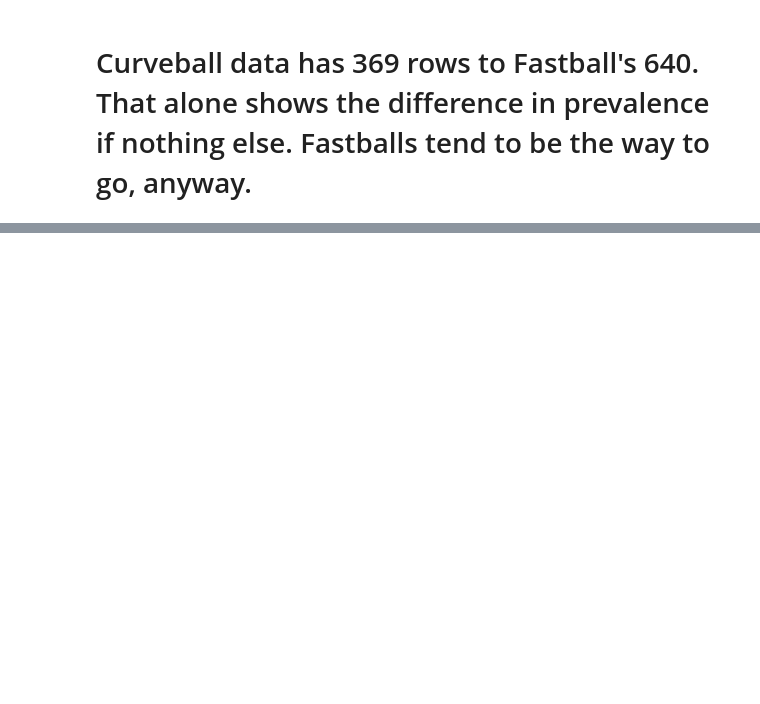
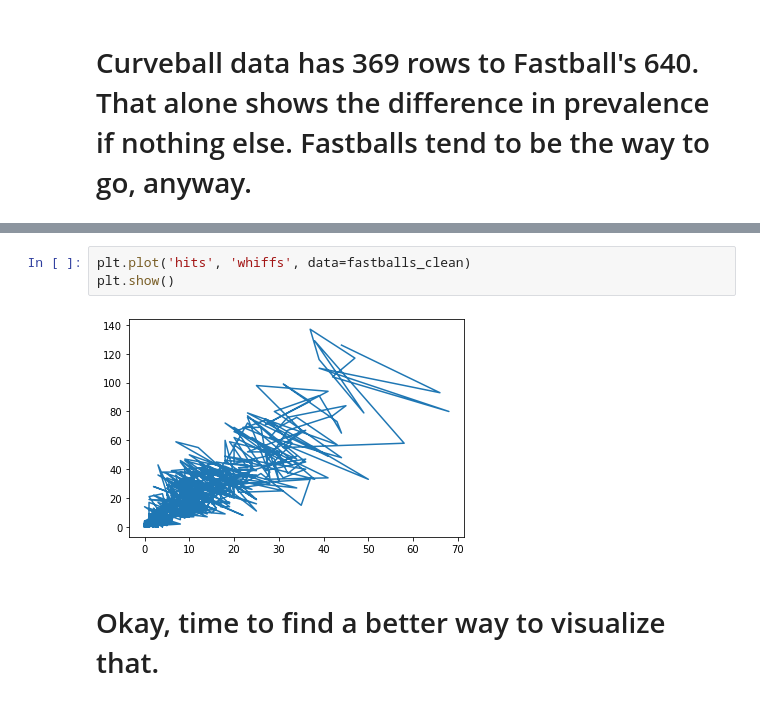
Before and after one commit to Katherine89Lee/Curveball-Data, a Jupyter notebook: Curveballs.ipynb, the cells around one changed output, grey strips where cells are left out. Drawn from its saved outputs; the diff is of its cells as text; blank space fills up the shorter version.

```diff
--- a/Curveballs.ipynb
+++ b/Curveballs.ipynb
@@ -203,0 +211,7 @@ sns.pairplot(fastballs_clean)
+# %%
+plt.plot('hits', 'whiffs', data=fastballs_clean)
+plt.show()
+# %% [output]
+[figure, added]
+# %% [markdown]
+# Okay, time to find a better way to visualize that.
```
Also changed, not shown: parts of 4 cells of this notebook, 1 other file.
